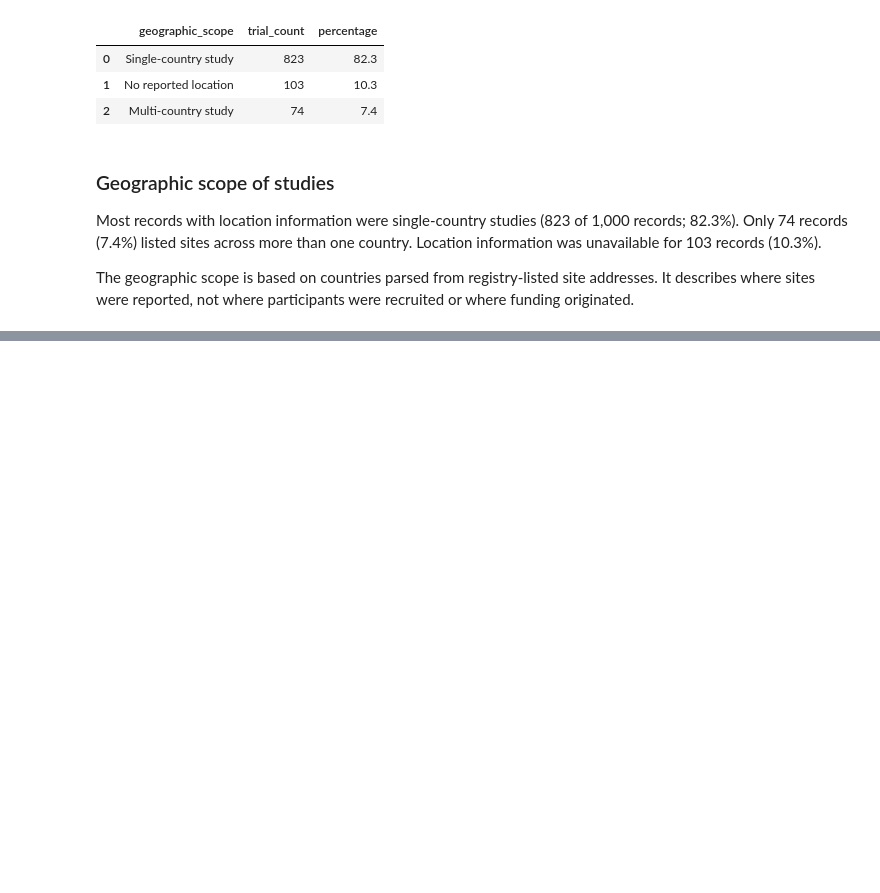
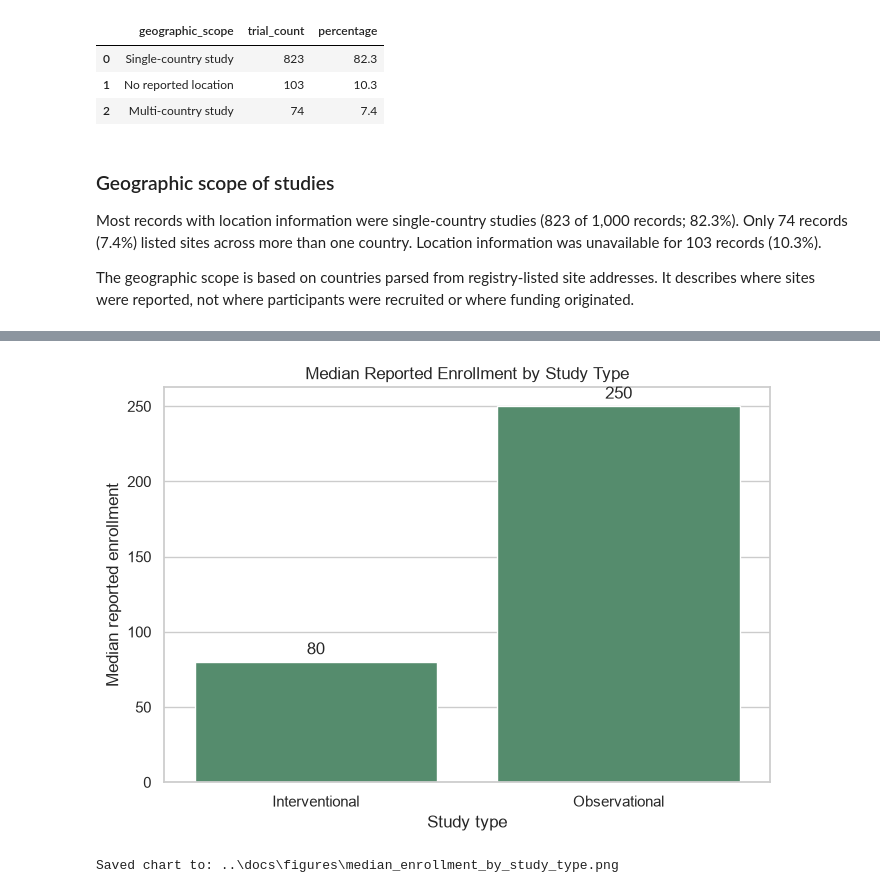
Before and after one commit to namitaramesh/trialscope-clinical-trial-representation, a Jupyter notebook: notebooks/02_load_raw_data.ipynb, the cells around one changed output, grey strips where cells are left out. Cells and saved outputs as stored; diff of their text form; code cells hidden in the pictures; blank space fills up the shorter version.

```diff
--- a/notebooks/02_load_raw_data.ipynb
+++ b/notebooks/02_load_raw_data.ipynb
@@ -748,0 +795,37 @@ recruited or where funding originated.
+# %%
+enrollment_plot = enrollment_by_study_type_sql.copy()
+
+enrollment_plot["study_type"] = (
+    enrollment_plot["study_type"]
+    .str.replace("_", " ")
+    .str.title()
+)
+
+fig, ax = plt.subplots(figsize=(7, 5))
+
+sns.barplot(
+    data=enrollment_plot,
+    x="study_type",
+    y="median_enrollment",
+    color="#4C956C",
+    ax=ax
+)
+
+ax.set_title("Median Reported Enrollment by Study Type")
+ax.set_xlabel("Study type")
+ax.set_ylabel("Median reported enrollment")
+
+for container in ax.containers:
+    ax.bar_label(container, fmt="%.0f", padding=3)
+
+fig.tight_layout()
+
+figure_path = figures_dir / "median_enrollment_by_study_type.png"
+fig.savefig(figure_path, dpi=200, bbox_inches="tight")
+
+plt.show()
+
+print(f"Saved chart to: {figure_path}")
+# %% [output]
+[figure, added]
+Saved chart to: ..\docs\figures\median_enrollment_by_study_type.png
```
Also changed, not shown: parts of 5 cells of this notebook, 4 other files.
